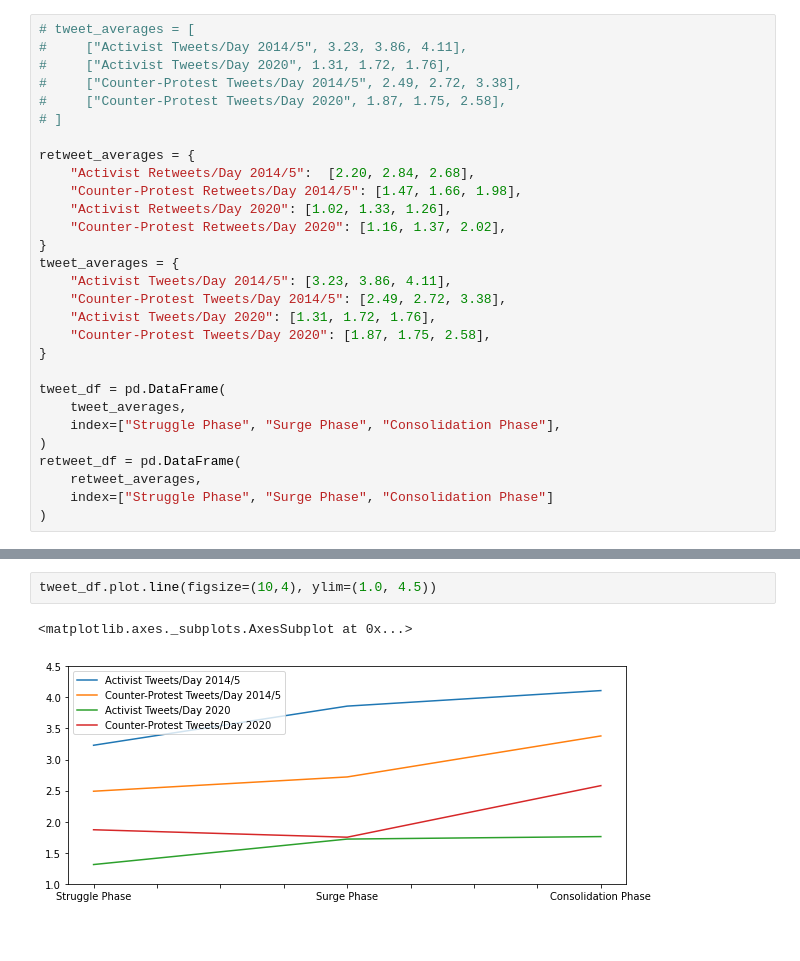
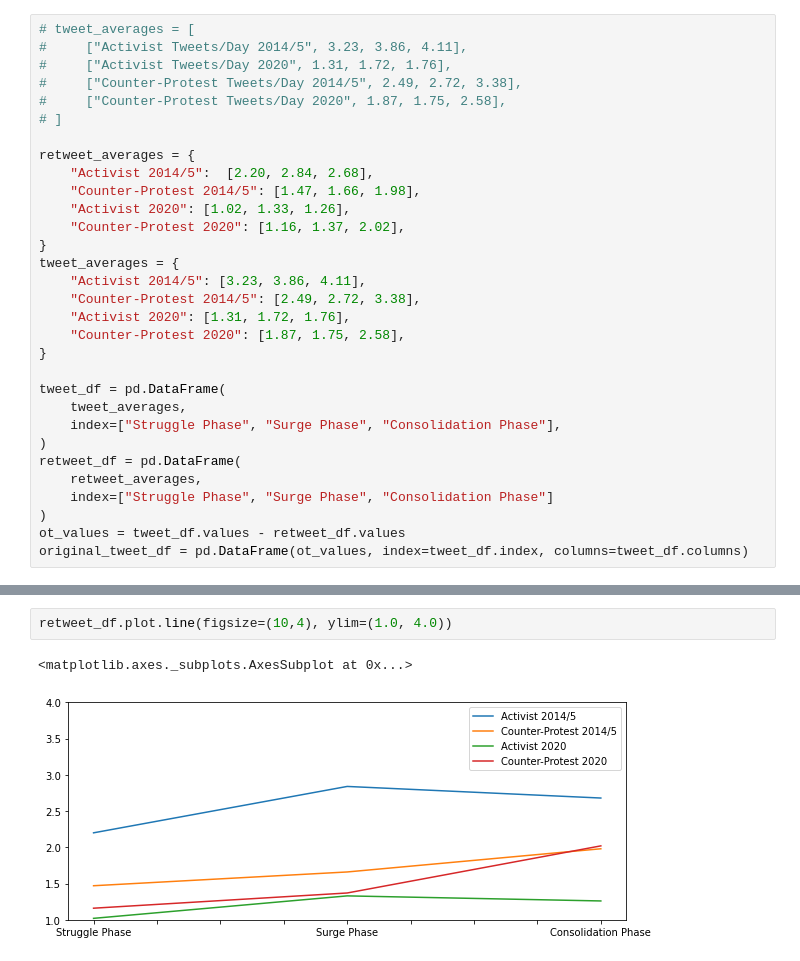
Before and after one commit to chrisfalter/BLM, a Jupyter notebook: src/viz.ipynb, the cells around one changed output, grey strips where cells are left out. Cells and saved outputs as stored; diff of their text form.

```diff
--- a/src/viz.ipynb
+++ b/src/viz.ipynb
@@ -9,16 +10,16 @@ import pandas as pd
 # ]
 
 retweet_averages = {
-    "Activist Retweets/Day 2014/5":  [2.20, 2.84, 2.68],
-    "Counter-Protest Retweets/Day 2014/5": [1.47, 1.66, 1.98],
-    "Activist Retweets/Day 2020": [1.02, 1.33, 1.26],
-    "Counter-Protest Retweets/Day 2020": [1.16, 1.37, 2.02],
+    "Activist 2014/5":  [2.20, 2.84, 2.68],
+    "Counter-Protest 2014/5": [1.47, 1.66, 1.98],
+    "Activist 2020": [1.02, 1.33, 1.26],
+    "Counter-Protest 2020": [1.16, 1.37, 2.02],
 }
 tweet_averages = {
-    "Activist Tweets/Day 2014/5": [3.23, 3.86, 4.11],
-    "Counter-Protest Tweets/Day 2014/5": [2.49, 2.72, 3.38],
-    "Activist Tweets/Day 2020": [1.31, 1.72, 1.76],
-    "Counter-Protest Tweets/Day 2020": [1.87, 1.75, 2.58],
+    "Activist 2014/5": [3.23, 3.86, 4.11],
+    "Counter-Protest 2014/5": [2.49, 2.72, 3.38],
+    "Activist 2020": [1.31, 1.72, 1.76],
+    "Counter-Protest 2020": [1.87, 1.75, 2.58],
 }
 
 tweet_df = pd.DataFrame(
@@ -29,3 +30,5 @@ retweet_df = pd.DataFrame(
     retweet_averages,
     index=["Struggle Phase", "Surge Phase", "Consolidation Phase"]
 )
+ot_values = tweet_df.values - retweet_df.values
+original_tweet_df = pd.DataFrame(ot_values, index=tweet_df.index, columns=tweet_df.columns)
@@ -32,5 +51,5 @@ retweet_df = pd.DataFrame(
 # %%
-tweet_df.plot.line(figsize=(10,4), ylim=(1.0, 4.5))
+retweet_df.plot.line(figsize=(10,4), ylim=(1.0, 4.0))
 # %% [output]
 <matplotlib.axes._subplots.AxesSubplot at 0x...>
-[figure, old version]
+[figure, new version]
```
Also changed, not shown: parts of 6 cells of this notebook, 7 other files.
